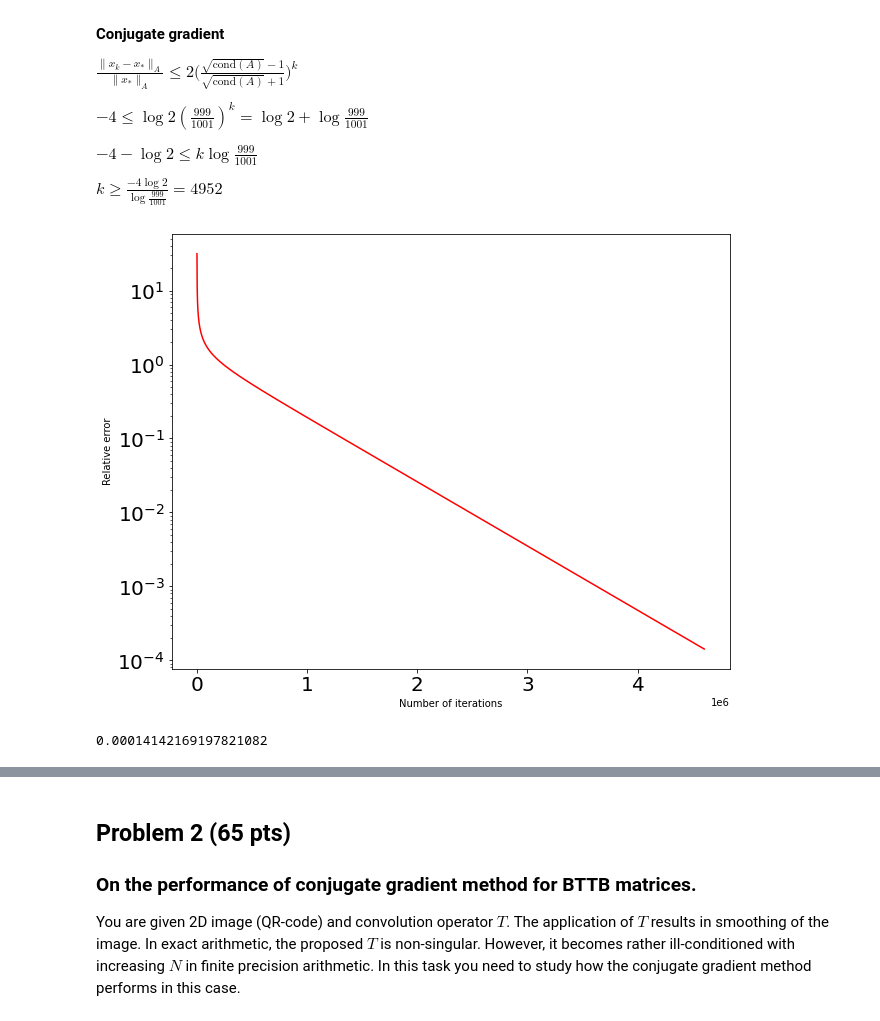
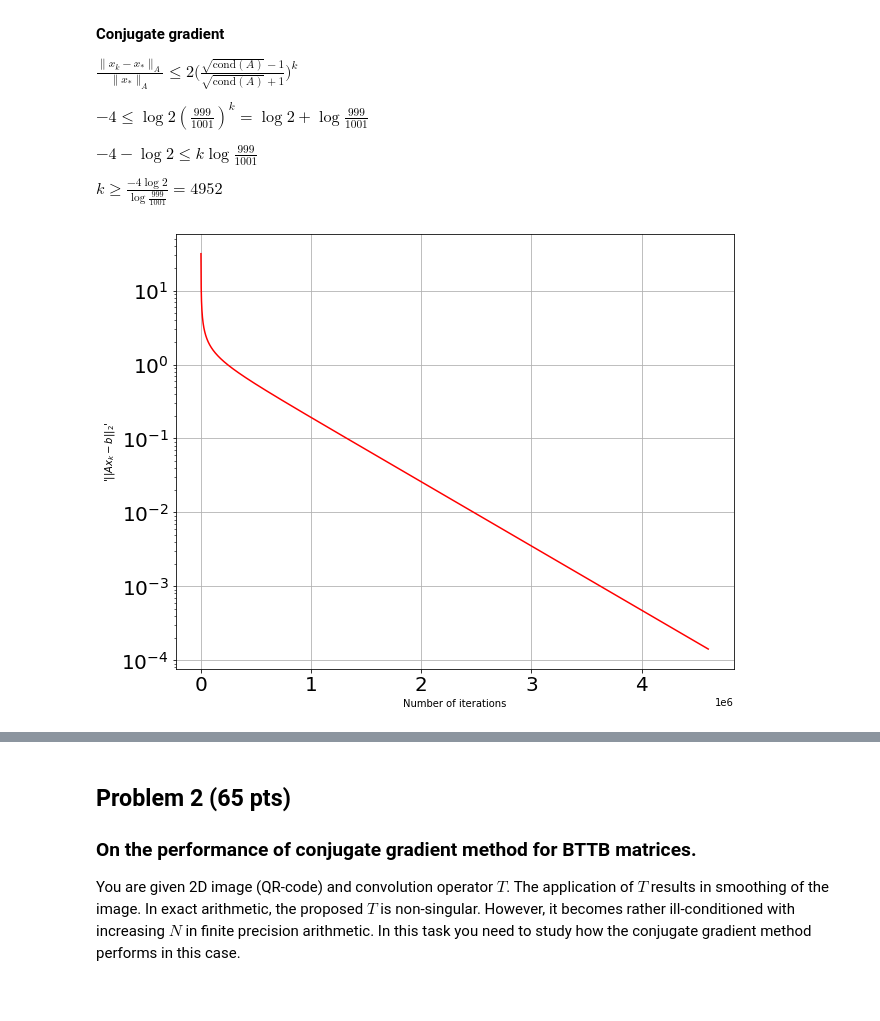
Before and after one commit to prosvirinKir/Numerical-Linear-Algebra, a Jupyter notebook: NLA_HW3_ProsvirinKV.ipynb, the cells around one changed output, grey strips where cells are left out. Drawn from its saved outputs; the diff is of its cells as text; code cells hidden in the pictures.

```diff
--- a/NLA_HW3_ProsvirinKV.ipynb
+++ b/NLA_HW3_ProsvirinKV.ipynb
@@ -145,50 +145,35 @@ from tqdm import tqdm
 # Your solution is here
 # %%
 # Alexandr sad that we can use CG from scipy
-# %%
-def Richardson(A, num_iters, tau):
-    res = []
-    x = np.zeros(A.shape[1])
-    for i in tqdm(range(num_iters)):
-        result = A.dot(x) - np.ones(A.shape[1])
-        x = x - tau * result
-        res.append(np.linalg.norm(result))
-        if np.linalg.norm(result) < 1e-4:
-            return res
-    return res
-
-def richardson(A, b, tau, x0, tol, max_iter):
-    x = x0.copy()
-    conv = []
-    for i in range(max_iter):
-        x = x - tau * (A @ x - b)
-        conv.append(x)
-        if np.linalg.norm(A @ x - b) < tol:
-            break
-    return x, conv
 # %%
 A = np.diagflat([i / 1000 for i in range(1, 1001)]+[1000])
 l_max = 1000
 l_min = 0.001
 tau = 2.0/(l_max + l_min)
+# %%
+def richardson(A, num_iters, tau):
+    res = []
+    x = np.zeros(A.shape[1])
+    for i in tqdm(range(num_iters)):
+        err = A.dot(x) - np.ones(A.shape[1])
+        x = x - tau * err
+        res.append(np.linalg.norm(err / err_0))
+        if np.linalg.norm(err) < 1e-4:
+            return res
+    return res
 # %%
-res_richardson = Richardson(A, 4605170, tau)
+res_richardson = richardson(A, 4605170, tau)
 # %%
-#Convergence of an ordinary Richardson (with optimal parameter)
 plt.figure(figsize=(10, 8))
-plt.plot(res_richardson, color='red')
-plt.yscale("log")
+plt.semilogy(res_richardson, color='red', label=f'Richardson, num_iter={len(res_richardson)}')
 plt.xlabel("Number of iterations", fontsize=10)
-plt.ylabel("Relative error", fontsize=10)
+plt.ylabel("'$||Ax_k - b||_2$'", fontsize=10)
 plt.xticks(fontsize=20)
 plt.yticks(fontsize=20)
+plt.grid()
 plt.show()
 # %% [output]
-[figure, old version]
+[figure, new version]
-# %%
-res_richardson[-1]
-# %% [output]
-0.00014142169197821082
 # %%
 num_iters = 8192 # Actually, we got 4606, but we want power of two, that's why 8192
 roots = [np.cos((np.pi * (2 * i + 1)) / (2 * num_iters)) for i in range(num_iters)]
```
Also changed, not shown: parts of 7 cells of this notebook.
